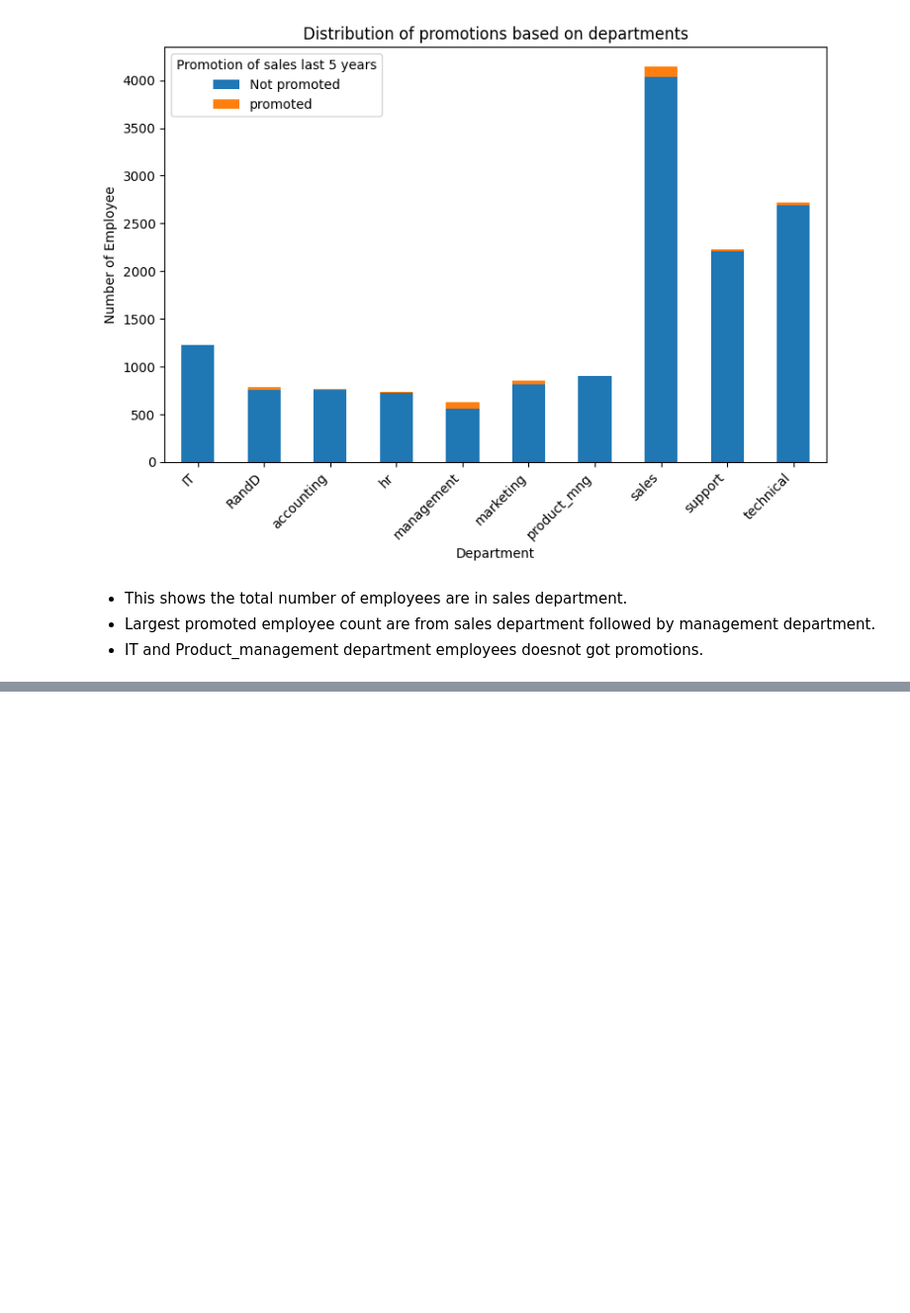
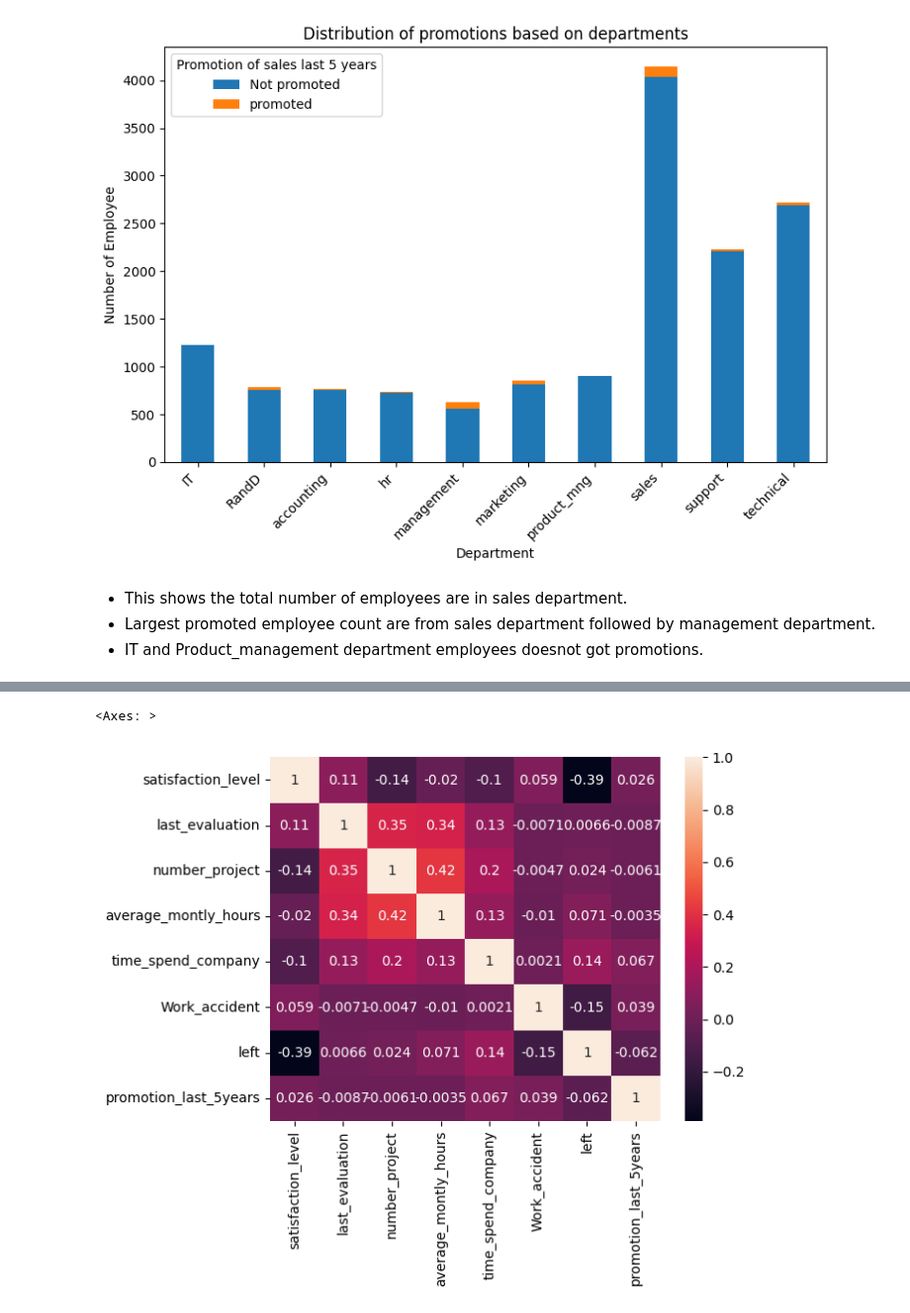
Before and after one commit to ashmi721/Data_Science_Class, a Jupyter notebook: Data_visulization/matplotlib_practice_dataset.ipynb, the cells around one changed output, grey strips where cells are left out. Shown at 99% size. Cells and saved outputs as stored; diff of their text form; code cells hidden in the pictures; blank space fills up the shorter version.

```diff
--- a/Data_visulization/matplotlib_practice_dataset.ipynb
+++ b/Data_visulization/matplotlib_practice_dataset.ipynb
@@ -216,0 +332,7 @@ plt.show()
+# %%
+correlation_matrix = df.corr(numeric_only=True)
+correlation_matrix
+sns.heatmap(correlation_matrix,annot=True)
+# %% [output]
+<Axes: >
+[figure, added]
```
Also changed, not shown: parts of 15 cells of this notebook.
